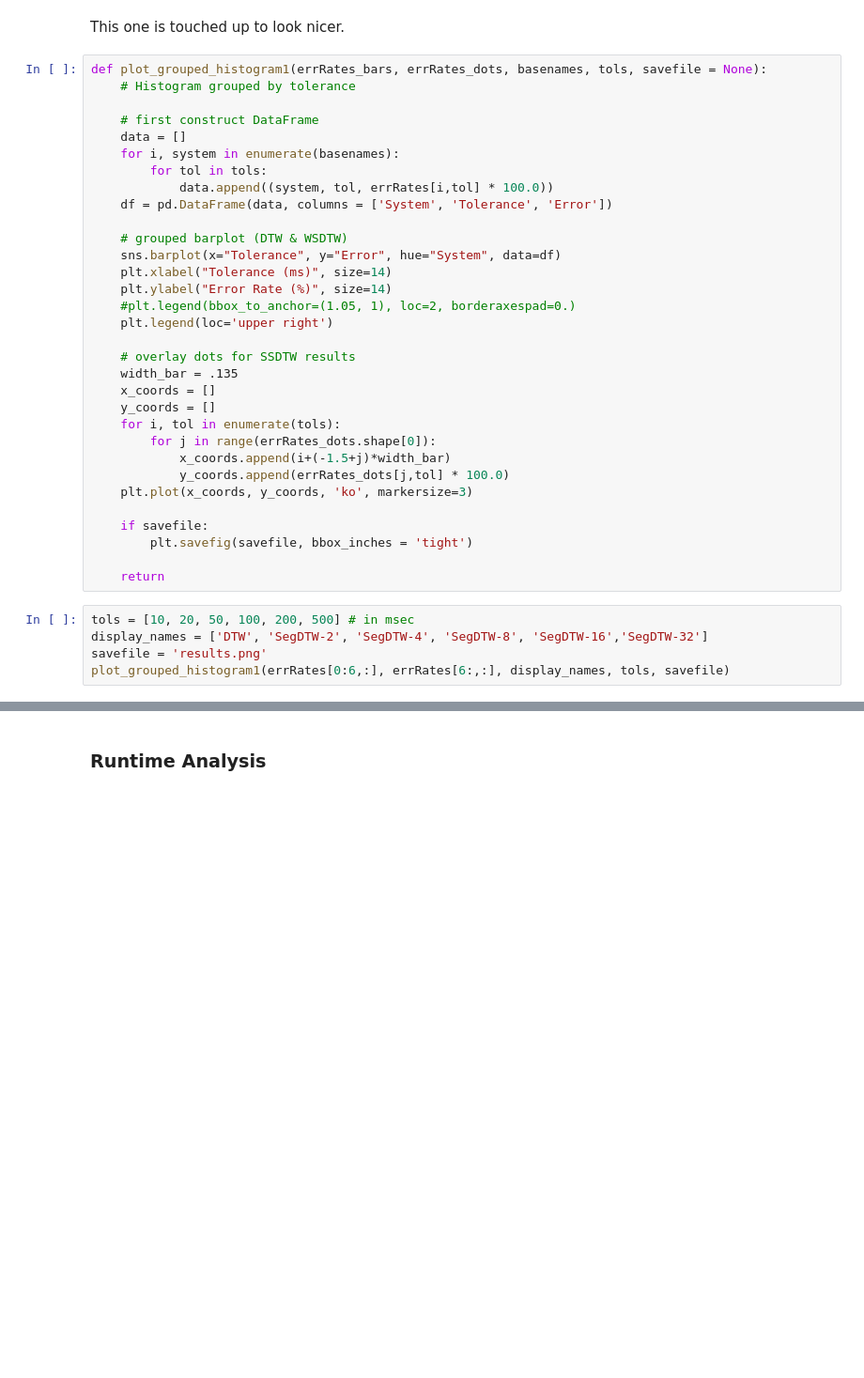
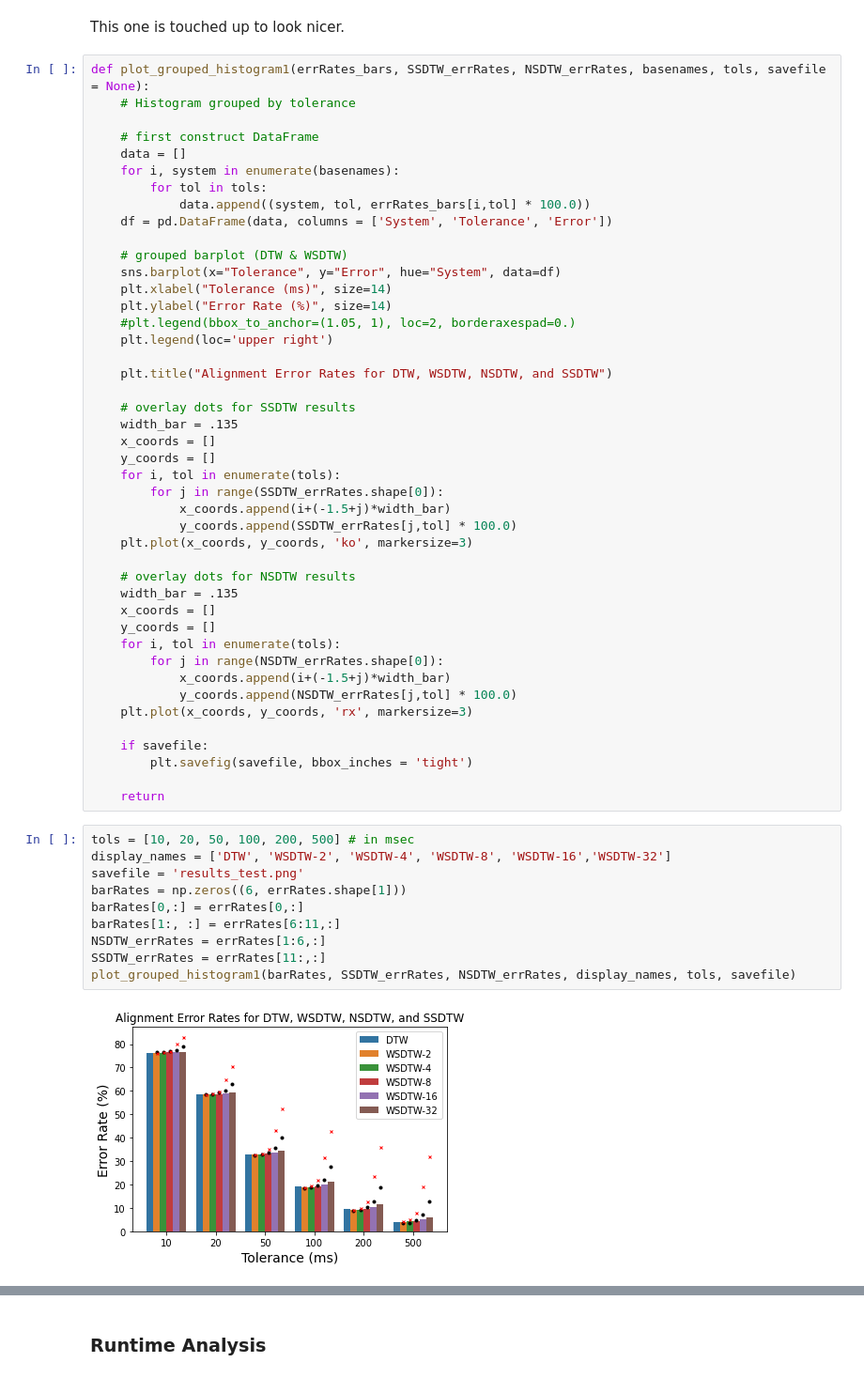
Before and after one commit to HMC-MIR/ParallelizingDTW-CPU_Implementations, a Jupyter notebook: 03_Evaluate.ipynb, the cells around one changed output, grey strips where cells are left out. Shown: that part at 94% size. Cells and saved outputs as stored; diff of their text form; blank space fills up the shorter version.

```diff
--- a/03_Evaluate.ipynb
+++ b/03_Evaluate.ipynb
@@ -209,14 +237,14 @@ plot_grouped_histogram1(errRates, toPlot, tols)
 # %% [markdown]
 This one is touched up to look nicer.
 # %%
-def plot_grouped_histogram1(errRates_bars, errRates_dots, basenames, tols, savefile = None):
+def plot_grouped_histogram1(errRates_bars, SSDTW_errRates, NSDTW_errRates, basenames, tols, savefile = None):
     # Histogram grouped by tolerance
 
     # first construct DataFrame
     data = []
     for i, system in enumerate(basenames):
         for tol in tols:
-            data.append((system, tol, errRates[i,tol] * 100.0))
+            data.append((system, tol, errRates_bars[i,tol] * 100.0))
     df = pd.DataFrame(data, columns = ['System', 'Tolerance', 'Error'])
 
     # grouped barplot (DTW & WSDTW)
@@ -226,15 +254,27 @@ def plot_grouped_histogram1(errRates_bars, errRates_dots, basenames, tols, savef
     #plt.legend(bbox_to_anchor=(1.05, 1), loc=2, borderaxespad=0.)
     plt.legend(loc='upper right')
 
+    plt.title("Alignment Error Rates for DTW, WSDTW, NSDTW, and SSDTW")
+
     # overlay dots for SSDTW results
     width_bar = .135
     x_coords = []
     y_coords = []
     for i, tol in enumerate(tols):
-        for j in range(errRates_dots.shape[0]):
+        for j in range(SSDTW_errRates.shape[0]):
             x_coords.append(i+(-1.5+j)*width_bar)
-            y_coords.append(errRates_dots[j,tol] * 100.0)
+            y_coords.append(SSDTW_errRates[j,tol] * 100.0)
     plt.plot(x_coords, y_coords, 'ko', markersize=3)
+
+    # overlay dots for NSDTW results
+    width_bar = .135
+    x_coords = []
+    y_coords = []
+    for i, tol in enumerate(tols):
+        for j in range(NSDTW_errRates.shape[0]):
+            x_coords.append(i+(-1.5+j)*width_bar)
+            y_coords.append(NSDTW_errRates[j,tol] * 100.0)
+    plt.plot(x_coords, y_coords, 'rx', markersize=3)
 
     if savefile:
         plt.savefig(savefile, bbox_inches = 'tight')
@@ -242,6 +282,13 @@ def plot_grouped_histogram1(errRates_bars, errRates_dots, basenames, tols, savef
     return
 # %%
 tols = [10, 20, 50, 100, 200, 500] # in msec
-display_names = ['DTW', 'SegDTW-2', 'SegDTW-4', 'SegDTW-8', 'SegDTW-16','SegDTW-32']
-savefile = 'results.png'
-plot_grouped_histogram1(errRates[0:6,:], errRates[6:,:], display_names, tols, savefile)
+display_names = ['DTW', 'WSDTW-2', 'WSDTW-4', 'WSDTW-8', 'WSDTW-16','WSDTW-32']
+savefile = 'results_test.png'
+barRates = np.zeros((6, errRates.shape[1]))
+barRates[0,:] = errRates[0,:]
+barRates[1:, :] = errRates[6:11,:]
+NSDTW_errRates = errRates[1:6,:]
+SSDTW_errRates = errRates[11:,:]
+plot_grouped_histogram1(barRates, SSDTW_errRates, NSDTW_errRates, display_names, tols, savefile)
+# %% [output]
+[figure, added]
```
Also changed, not shown: parts of 29 cells of this notebook, 1 other file.
